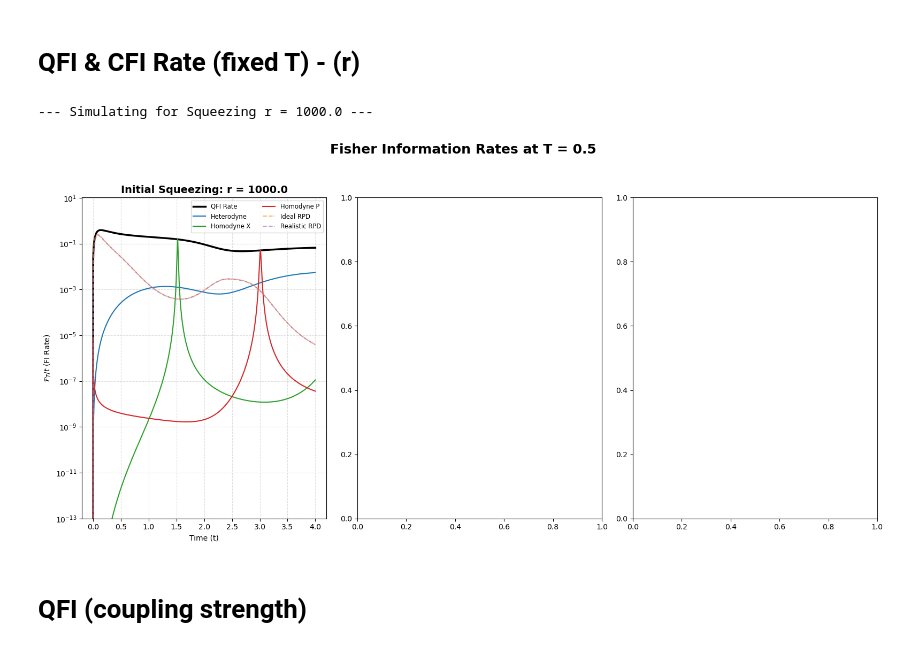
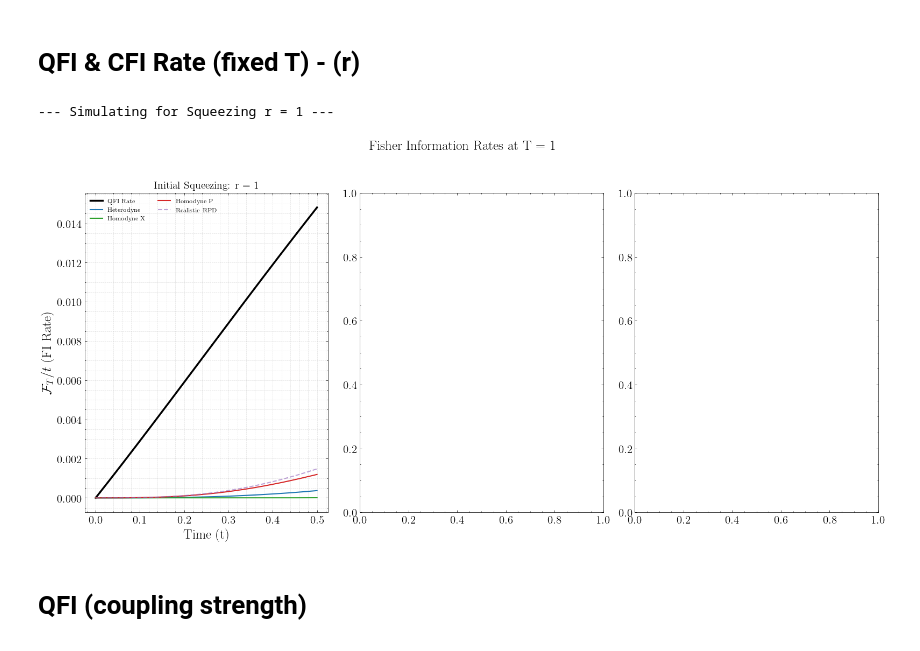
Before and after one commit to alberto7rodriguez/Vienna-Project, a Jupyter notebook: Python Codes/Dynamics.ipynb, the cells around one changed output. Cells and saved outputs as stored; diff of their text form; code cells hidden in the pictures.

Commit message:
Plots TFM

```diff
--- a/Python Codes/Dynamics.ipynb
+++ b/Python Codes/Dynamics.ipynb
@@ -1,15 +1,21 @@
 # %%
 import numpy as np
-import math
 import matplotlib.pyplot as plt
-import scipy.linalg as sla
-import scipy.integrate as integrate
-from math import comb
-from scipy.interpolate import pade
 from scipy.signal import residue
 from scipy.linalg import matmul_toeplitz
-from scipy.integrate import quad
 from tqdm import tqdm
+import scienceplots
+
+plt.style.use(["science"])
+plt.rcParams["text.usetex"] = True
+plt.rcParams["font.family"] = "serif"
+plt.rcParams.update({
+    "axes.labelsize": 18,    # x- and y-label size
+    "axes.titlesize": 18,    # title size
+    "xtick.labelsize": 15,   # x-tick label size
+    "ytick.labelsize": 15,   # y-tick label size
+    "legend.fontsize": 34,   # legend text size
+})
 # %% [markdown]
 # FUNCTIONS
 # %%
@@ -80,7 +86,7 @@ def derivatives_from_residues(t, residues, poles, enforce_real=True):
 # ==========================================
 # 2. NOISE KERNEL & TEMPERATURE DERIVATIVE
 # ==========================================
-def noise_kernel_residue(t, gamma, alpha1, alpha2, Temp, Nmats=30000, delta_eps=1e-10):
+def noise_kernel_residue(t, gamma, alpha1, alpha2, Temp, Nmats=50000, delta_eps=1e-10):
     scalar_input = np.isscalar(t)
     t = np.atleast_1d(np.asarray(t, dtype=np.float64))
     t = np.abs(t)
@@ -114,7 +120,7 @@ def noise_kernel_residue(t, gamma, alpha1, alpha2, Temp, Nmats=30000, delta_eps=
     out = (nu_sys + nu_M)
     return float(out[0]) if scalar_input else out
 
-def dnu_dT_residue(t, gamma, alpha1, alpha2, Temp, Nmats=30000, delta_eps=1e-10):
+def dnu_dT_residue(t, gamma, alpha1, alpha2, Temp, Nmats=50000, delta_eps=1e-10):
     scalar_input = np.isscalar(t)
     t = np.atleast_1d(np.asarray(t, dtype=np.float64))
     t = np.abs(t)
@@ -1495,22 +1534,15 @@ def evolve_all_FI_dynamics(t_array, x0, p0, sigma0, alpha1, alpha2, Temp, gamma,
         FI_rpd_ideal[i] = (dP_0_ideal**2) / (P_0_base * (1.0 - P_0_base) + 1e-15)
 
         # Realistic RPD (P_D = 0.02)
-        P_0_real = (1.0 - 0.02) * P_0_base
+        P_0_real = (1.0 - 0.1) * P_0_base
         dP_0_real = -0.5 * P_0_real * trace_term
         FI_rpd_real[i] = (dP_0_real**2) / (P_0_real * (1.0 - P_0_real) + 1e-15)
 
-        # --- 3. Quantum FI (Using Analytical Formula from Appendix B) ---
-
-        # 3.a) Calculate determinants explicitly for 2x2 matrices
+        # --- 3. Quantum FI (Using Analytical Formula from Appendix A) ---
         det_sigma = sigma_t[0,0]*sigma_t[1,1] - sigma_t[0,1]**2
         det_dsigma = dsigma_t[0,0]*dsigma_t[1,1] - dsigma_t[0,1]**2
-
-        # 3.b) Calculate the temperature derivative of the determinant (Eq. B15)
         d_det_sigma = dsigma_t[0,0]*sigma_t[1,1] + sigma_t[0,0]*dsigma_t[1,1] - 2*sigma_t[0,1]*dsigma_t[0,1]
 
-        # 3.c) Apply Eq. (B20)
-        # We use a tiny epsilon max-gate to prevent strict ZeroDivision at exactly t=0
-        # since det_sigma approaches 0.25 for pure states.
         epsilon = 1e-16
         purity_term = np.maximum(det_sigma - 0.25, epsilon)
 
@@ -1548,7 +1580,7 @@ if __name__ == "__main__":
     mass = 1.0
 
     # Simulation Time Grid
-    times = np.linspace(0, 4, 4000)
+    times = np.linspace(0, 0.5, 10000)
 
     # Laplace Polynomials for the Green's Function
     B = [1, gamma, alpha2 * gamma]
@@ -1565,8 +1597,8 @@ if __name__ == "__main__":
     # ---------------------------------------------------------
     # NEW SETUP: Fixed T, 4 squeezing values, unified execution
     # ---------------------------------------------------------
-    T_fixed = 0.5
-    r_values = [1e3]
+    T_fixed = 1
+    r_values = [1]
     theta = 0.0
 
     # Create a 2x2 grid for the 4 squeezing values
@@ -1587,38 +1619,38 @@ if __name__ == "__main__":
         )
 
         # 1. Plot QFI (Absolute Quantum Bound)
         ax.plot(sol["time"], sol["rate_QFI"], color='black', linewidth=2.5, label="QFI Rate")
 
         # 2. Plot Gaussian Measurements
         ax.plot(sol["time"], sol["rate_het"], color='tab:blue', linewidth=1.5, label="Heterodyne")
         ax.plot(sol["time"], sol["rate_hom_x"], color='tab:green', linewidth=1.5, label="Homodyne X")
         ax.plot(sol["time"], sol["rate_hom_p"], color='tab:red', linewidth=1.5, label="Homodyne P")
 
         # 3. Plot Photodetection (Light dashed lines)
-        ax.plot(sol["time"], sol["rate_rpd_ideal"], color='tab:orange', linestyle='--', alpha=0.6, linewidth=1.5, label="Ideal RPD")
+        #ax.plot(sol["time"], sol["rate_rpd_ideal"], color='tab:orange', linestyle='--', alpha=0.6, linewidth=1.5, label="Ideal RPD")
         ax.plot(sol["time"], sol["rate_rpd_real"], color='tab:purple', linestyle='--', alpha=0.6, linewidth=1.5, label="Realistic RPD")
 
         # Formatting the subplot
         ax.set_title(f"Initial Squeezing: r = {r}", fontsize=14, fontweight='bold')
         ax.set_xlabel("Time (t)")
         ax.set_ylabel(r"$\mathcal{F}_T / t$ (FI Rate)")
 
         # Log scale handles rates spanning multiple orders of magnitude
-        ax.set_yscale('log')
+        #ax.set_yscale('log')
         #ax.set_xscale('log')
-        ax.set_ylim(1e-13, None)
+        #ax.set_ylim(0, 2e-14)
         ax.grid(True, which="both", ls="--", alpha=0.4)
 
         # Add legend
         ax.legend(loc='best', fontsize='small', ncol=2)
 
     # Adjust layout to prevent title overlap
     plt.tight_layout(rect=[0, 0.03, 1, 0.95])
     plt.show()
     plt.show()
 # %% [output]
---- Simulating for Squeezing r = 1000.0 ---
+--- Simulating for Squeezing r = 1 ---
-[figure, old version]
+[figure, new version]
 # %% [markdown]
 # QFI (coupling strength)
 # %%
```
Also changed, not shown: parts of 13 cells of this notebook.
